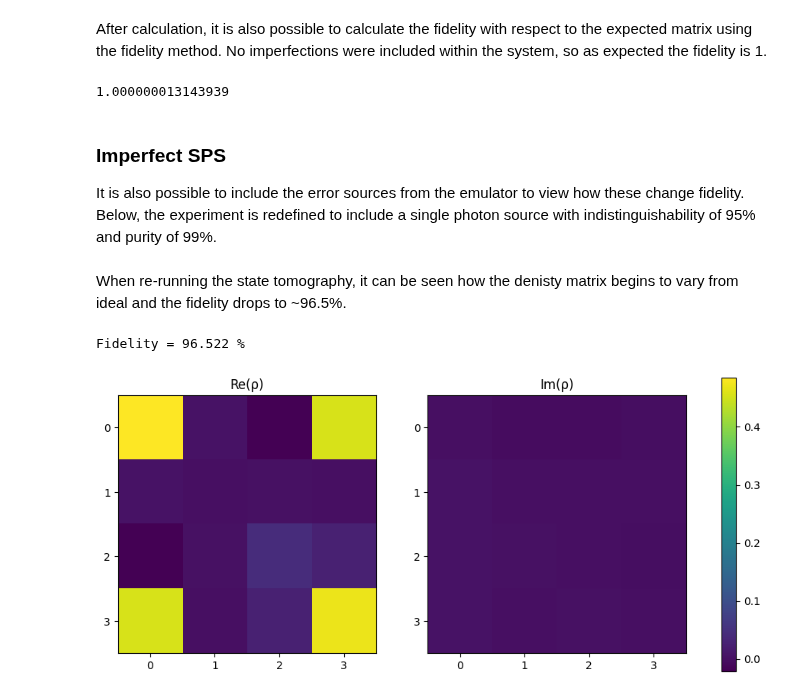
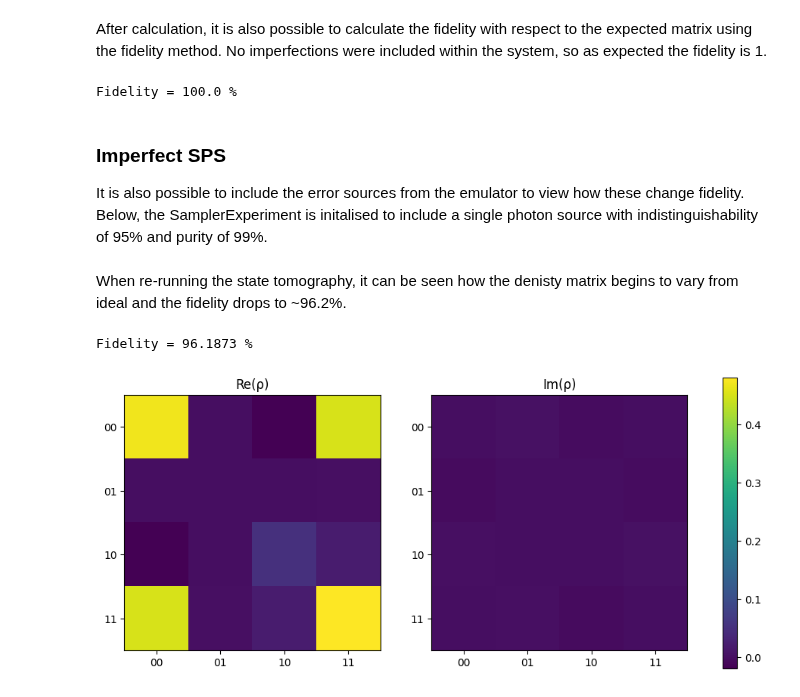
Before and after one commit to Aegiq/lightworks, a Jupyter notebook: docs/source/tomography/state_tomography.ipynb, the cells around one changed output. Cells and saved outputs as stored; diff of their text form; code cells hidden in the pictures.

Commit message:
Improved state tomography demo notebook to include better plotting and an example of how a class can be used to define an experiment

```diff
--- a/docs/source/tomography/state_tomography.ipynb
+++ b/docs/source/tomography/state_tomography.ipynb
@@ -28,11 +28,16 @@ def plot_density_matrix(rho: np.ndarray) -> tuple:
     ax[1].set_title("Im(\u03C1)")
     fig.colorbar(im, ax=ax.ravel().tolist())
 
-    # Set ticks as integer values
+    # Set ticks as integer values and create state labels
     ticks = range(rho.shape[0])
+    n_qubits = int(np.log2(len(ticks)))
+    basis = ["0", "1"]
+    labels = list(basis)
+    for i in range(n_qubits-1):
+        labels = [q1 + q2 for q1 in labels for q2 in basis]
     for i in range(2):
-        ax[i].set_xticks(ticks, labels = ticks)
-        ax[i].set_yticks(ticks, labels = ticks)
+        ax[i].set_xticks(ticks, labels = labels)
+        ax[i].set_yticks(ticks, labels = labels)
 
     return (fig, ax)
 # %% [markdown]
@@ -115,7 +120,9 @@ plt.show()
 ## Two Qubit
 StateTomography also supports multi-qubit states. Below, a circuit to create a bell state is defined using a hadamard and CNOT gate. This will produce the output $\ket{\Phi^+} = \frac{1}{\sqrt{2}}(\ket{00} + \ket{11})$.
 # %%
-bell_circuit = lw.Circuit(4)
+n_qubits = 2
+
+bell_circuit = lw.Circuit(2*n_qubits)
 bell_circuit.add(qubit.H())
 bell_circuit.add(qubit.CNOT())
 
@@ -163,9 +186,9 @@ After calculation, it is also possible to calculate the fidelity with respect to
 # %%
 rho_exp = np.array([[0.5,0,0,0.5],[0,0,0,0],[0,0,0,0],[0.5,0,0,0.5]], dtype=complex)
 
-print(tomo.fidelity(rho_exp))
+print(f"Fidelity = {round(tomo.fidelity(rho_exp)*100, 4)} %")
 # %% [output]
-1.000000013143939
+Fidelity = 100.0 %
 # %% [markdown]
 ### Imperfect SPS
-It is also possible to include the error sources from the emulator to view how these change fidelity. Below, the experiment is redefined to include a single photon source with indistinguishability of 95% and purity of 99%.
+It is also possible to include the error sources from the emulator to view how these change fidelity. Below, the SamplerExperiment is initalised to include a single photon source with indistinguishability of 95% and purity of 99%.
@@ -194,14 +195,18 @@ def experiment_imperfect(circuits: list[lw.Circuit]) -> list:
+# %%
+source = emulator.Source(indistinguishability=0.95, purity=0.99)
+
+imperfect_exp = SamplerExperiment(2, source = source)
 # %% [markdown]
-When re-running the state tomography, it can be seen how the denisty matrix begins to vary from ideal and the fidelity drops to ~96.5%.
+When re-running the state tomography, it can be seen how the denisty matrix begins to vary from ideal and the fidelity drops to ~96.2%.
 # %%
-tomo = StateTomography(2, bell_circuit, experiment_imperfect)
+tomo = StateTomography(2, bell_circuit, imperfect_exp.experiment)
 
 rho = tomo.process()
 
 print(f"Fidelity = {round(tomo.fidelity(rho_exp)*100, 4)} %")
 
 plot_density_matrix(rho)
 plt.show()
 # %% [output]
-Fidelity = 96.522 %
+Fidelity = 96.1873 %
-[figure, old version]
+[figure, new version]
```
Also changed, not shown: parts of 7 cells of this notebook.
